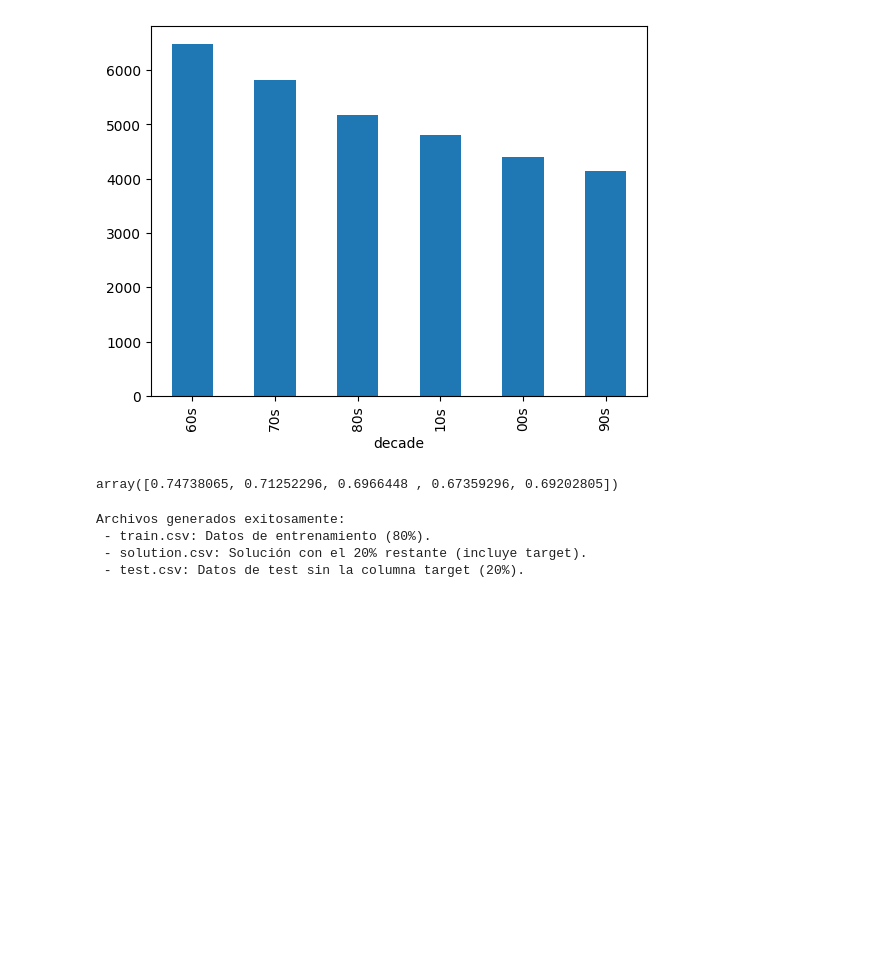
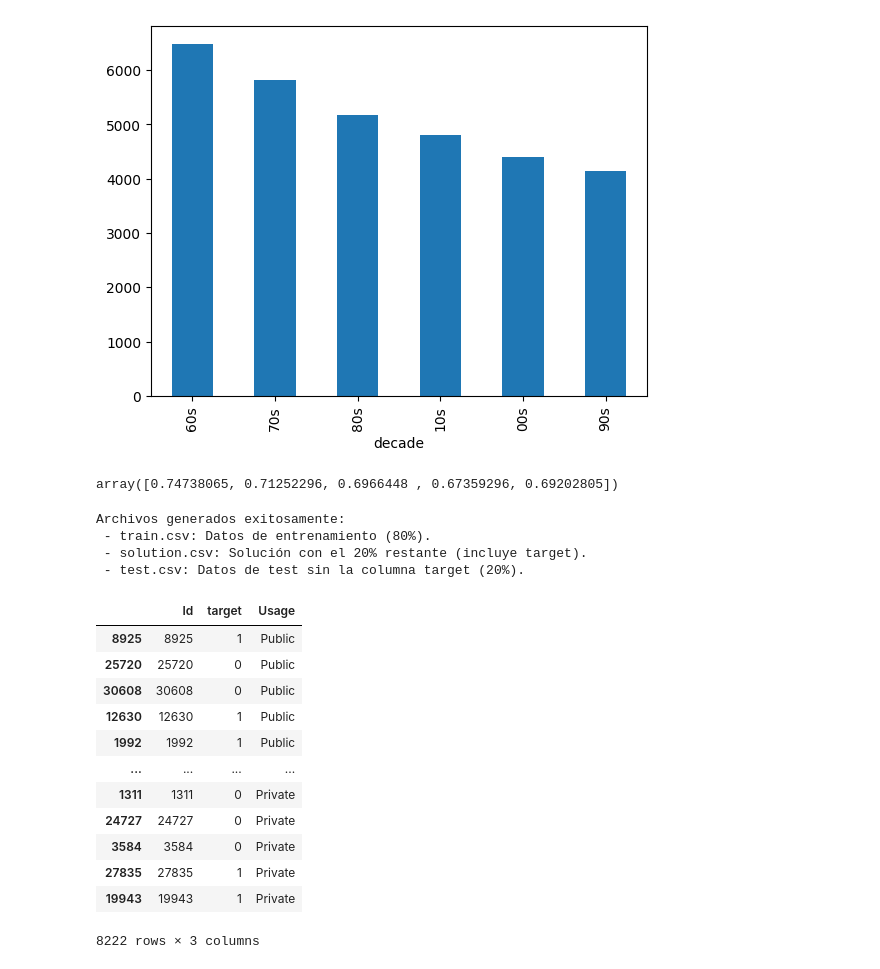
Before and after one commit to MA-Barracas/spotify-mia-challenge, a Jupyter notebook: data.ipynb, the cells around one changed output. Cells and saved outputs as stored; diff of their text form; code cells hidden in the pictures; blank space fills up the shorter version.

```diff
--- a/data.ipynb
+++ b/data.ipynb
@@ -295,6 +295,9 @@ def prepare_and_split_for_kaggle(df, target_column, train_size=0.8, random_seed=
     solution_df = rest_df.copy()
     test_df = rest_df.drop(columns=[target_column])  # Eliminar la columna target del test
 
+    solution_df = solution_df[["Id", "target"]]
+    solution_df["Usage"] = ["Public"]*7000+["Private"]*1222
+
     # Guardar los archivos CSV
     train_df.to_csv(f"train.csv", index=False)
     solution_df.to_csv(f"solution.csv", index=False)
@@ -316,3 +319,19 @@ Archivos generados exitosamente:
  - train.csv: Datos de entrenamiento (80%).
  - solution.csv: Solución con el 20% restante (incluye target).
  - test.csv: Datos de test sin la columna target (20%).
+# %%
+solution_df
+# %% [output]
+|  | Id | target | Usage |
+| 8925 | 8925 | 1 | Public |
+| 25720 | 25720 | 0 | Public |
+| 30608 | 30608 | 0 | Public |
+| 12630 | 12630 | 1 | Public |
+| 1992 | 1992 | 1 | Public |
+| ... | ... | ... | ... |
+| 1311 | 1311 | 0 | Private |
+| 24727 | 24727 | 0 | Private |
+| 3584 | 3584 | 0 | Private |
+| 27835 | 27835 | 1 | Private |
+| 19943 | 19943 | 1 | Private |
+8222 rows × 3 columns
```
Also changed, not shown: 1 other file.
